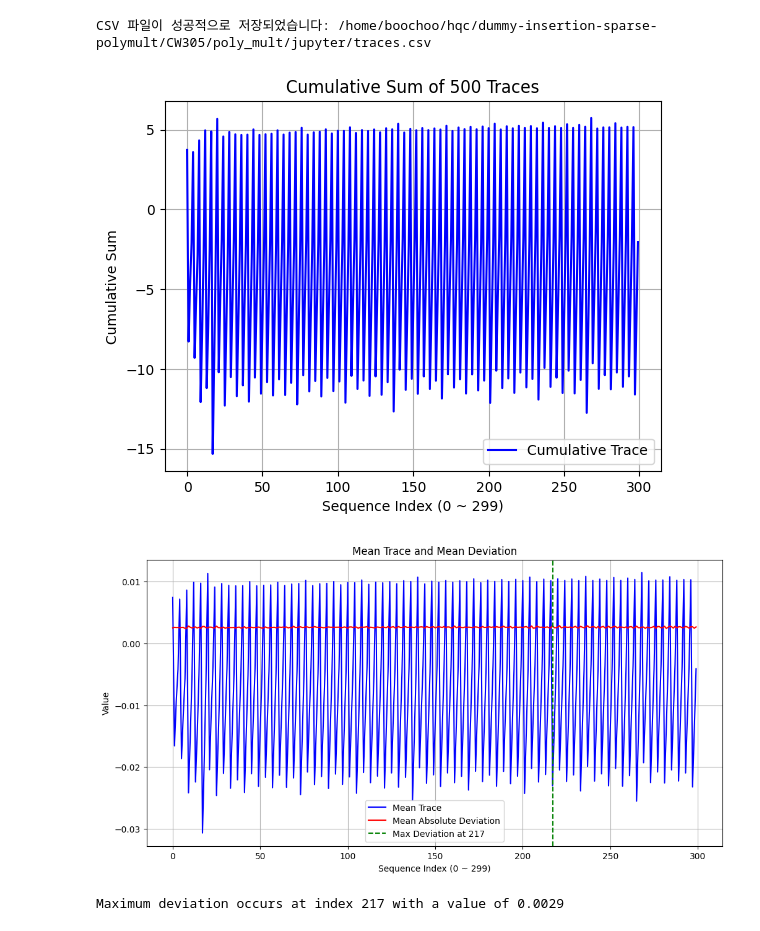
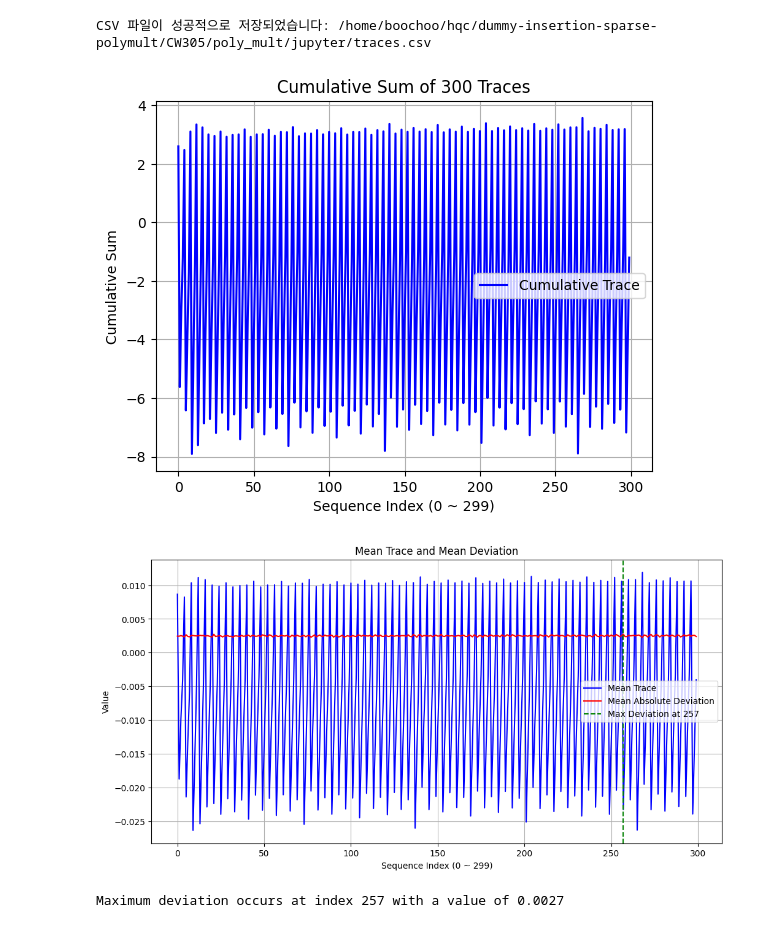
Before and after one commit to my-rooftop/dummy-insertion-sparse-polymult, a Jupyter notebook: CW305/poly_mult/jupyter/CW305_vulnerable_attack.ipynb, the cells around one changed output. Cells and saved outputs as stored; diff of their text form; code cells hidden in the pictures.

```diff
--- a/CW305/poly_mult/jupyter/CW305_vulnerable_attack.ipynb
+++ b/CW305/poly_mult/jupyter/CW305_vulnerable_attack.ipynb
@@ -201,7 +201,7 @@ print(int.from_bytes(answer, byteorder='little'))
 from tqdm.notebook import tnrange
 
 traces = []
-N = 500  # Number of traces
+N = 300  # Number of traces
 for i in tnrange(N, desc='Capturing traces'):
 
     ret = cw.capture_trace(scope, target, bytearray([0xFF] * 16), number_to_bytearray(7000, 0))
@@ -292,7 +292,7 @@ def plot_cumulative_trace(data, N=5000, length=300):
 
 cumulative_trace = plot_cumulative_trace(traces, N=N,length = scope.adc.samples)
 # %% [output]
-[figure, old version]
+[figure, new version]
 # %%
 def analyze_trace_variation(data, N=5000, length=300):
     """
@@ -315,33 +315,33 @@ def analyze_trace_variation(data, N=5000, length=300):
     max_deviation_index = np.argmax(mean_deviation)
     max_deviation_value = mean_deviation[max_deviation_index]
 
     # 그래프 그리기
     plt.figure(figsize=(12, 6))
 
     # 평균 트레이스 그래프
     plt.plot(range(length), mean_trace, label="Mean Trace", color='b')
 
     # 평균 차이 그래프
     plt.plot(range(length), mean_deviation, label="Mean Absolute Deviation", color='r')
 
     # 차이가 가장 큰 지점 표시
     plt.axvline(x=max_deviation_index, color='g', linestyle='--', label=f"Max Deviation at {max_deviation_index}")
 
     plt.xlabel(f"Sequence Index (0 ~ {length-1})")
     plt.ylabel("Value")
     plt.title("Mean Trace and Mean Deviation")
-    plt.legend()
+    plt.legend(loc="center right")
     plt.grid()
     plt.show()
 
     print(f"Maximum deviation occurs at index {max_deviation_index} with a value of {max_deviation_value:.4f}")
 
     return mean_trace, mean_deviation, max_deviation_index, max_deviation_value
 
 
 
 # 분석 실행
 mean_trace, mean_deviation, max_deviation_index, max_deviation_value = analyze_trace_variation(traces, length=scope.adc.samples)
 # %% [output]
-[figure, old version]
+[figure, new version]
-Maximum deviation occurs at index 217 with a value of 0.0029
+Maximum deviation occurs at index 257 with a value of 0.0027
```
Also changed, not shown: parts of 3 cells of this notebook, 6 other files.
